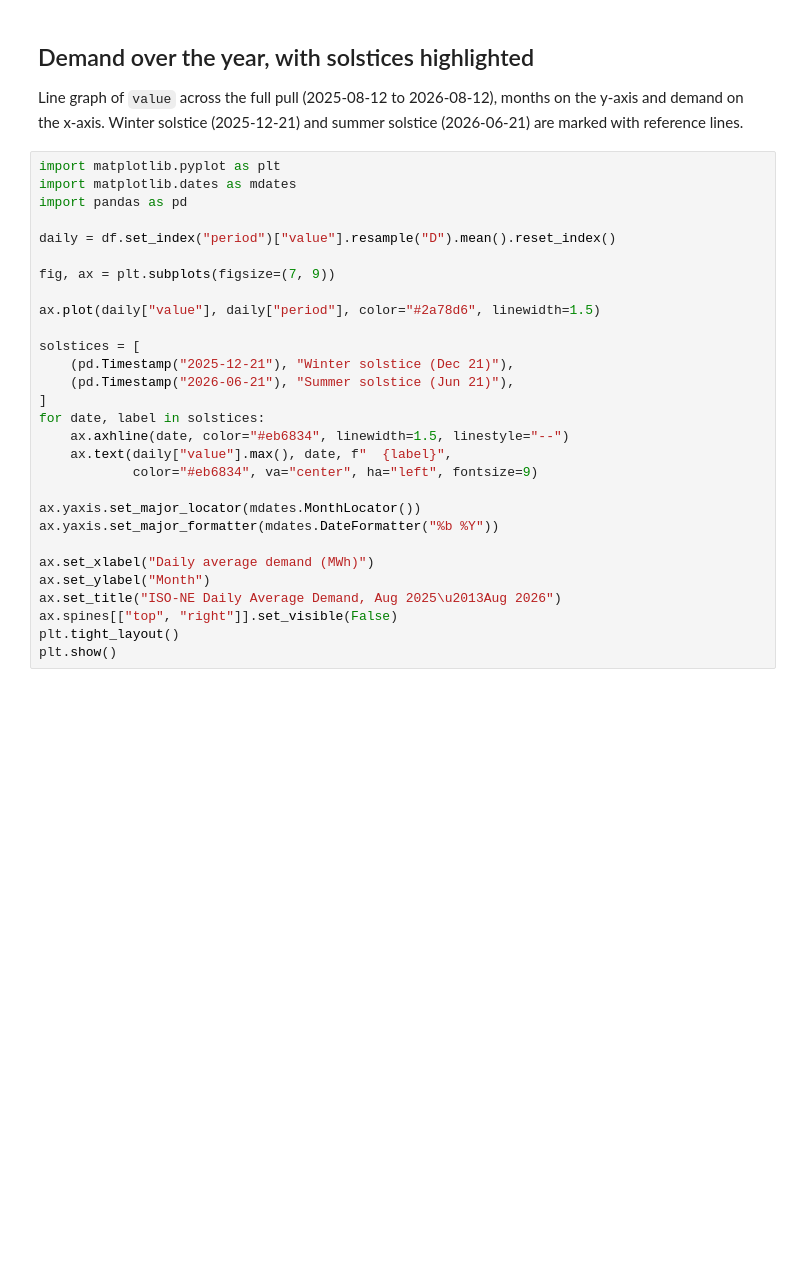
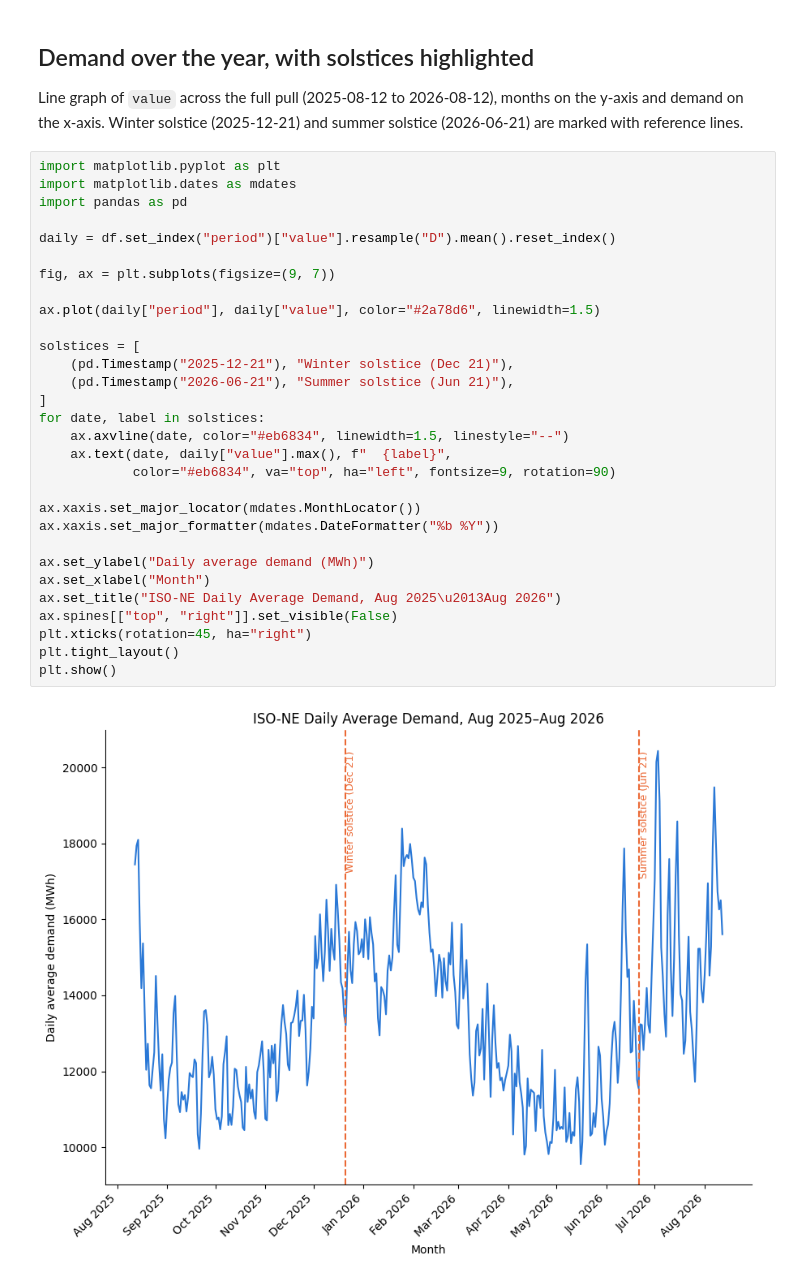
Before and after one commit to ShubhanTamhane1/energy-demand-forecast, a Jupyter notebook: notebooks/eda.ipynb, the cells around one changed output. Drawn from its saved outputs; the diff is of its cells as text; blank space fills up the shorter version.

```diff
--- a/notebooks/eda.ipynb
+++ b/notebooks/eda.ipynb
@@ -94,29 +101,32 @@ Line graph of `value` across the full pull (2025-08-12 to 2026-08-12), months on
 # %%
 import matplotlib.pyplot as plt
 import matplotlib.dates as mdates
 import pandas as pd
 
 daily = df.set_index("period")["value"].resample("D").mean().reset_index()
 
-fig, ax = plt.subplots(figsize=(7, 9))
+fig, ax = plt.subplots(figsize=(9, 7))
 
-ax.plot(daily["value"], daily["period"], color="#2a78d6", linewidth=1.5)
+ax.plot(daily["period"], daily["value"], color="#2a78d6", linewidth=1.5)
 
 solstices = [
     (pd.Timestamp("2025-12-21"), "Winter solstice (Dec 21)"),
     (pd.Timestamp("2026-06-21"), "Summer solstice (Jun 21)"),
 ]
 for date, label in solstices:
-    ax.axhline(date, color="#eb6834", linewidth=1.5, linestyle="--")
-    ax.text(daily["value"].max(), date, f"  {label}",
-            color="#eb6834", va="center", ha="left", fontsize=9)
+    ax.axvline(date, color="#eb6834", linewidth=1.5, linestyle="--")
+    ax.text(date, daily["value"].max(), f"  {label}",
+            color="#eb6834", va="top", ha="left", fontsize=9, rotation=90)
 
-ax.yaxis.set_major_locator(mdates.MonthLocator())
-ax.yaxis.set_major_formatter(mdates.DateFormatter("%b %Y"))
+ax.xaxis.set_major_locator(mdates.MonthLocator())
+ax.xaxis.set_major_formatter(mdates.DateFormatter("%b %Y"))
 
-ax.set_xlabel("Daily average demand (MWh)")
-ax.set_ylabel("Month")
+ax.set_ylabel("Daily average demand (MWh)")
+ax.set_xlabel("Month")
 ax.set_title("ISO-NE Daily Average Demand, Aug 2025\u2013Aug 2026")
 ax.spines[["top", "right"]].set_visible(False)
+plt.xticks(rotation=45, ha="right")
 plt.tight_layout()
 plt.show()
+# %% [output]
+[figure, added]
```
Also changed, not shown: parts of 4 cells of this notebook, 11 other files.
